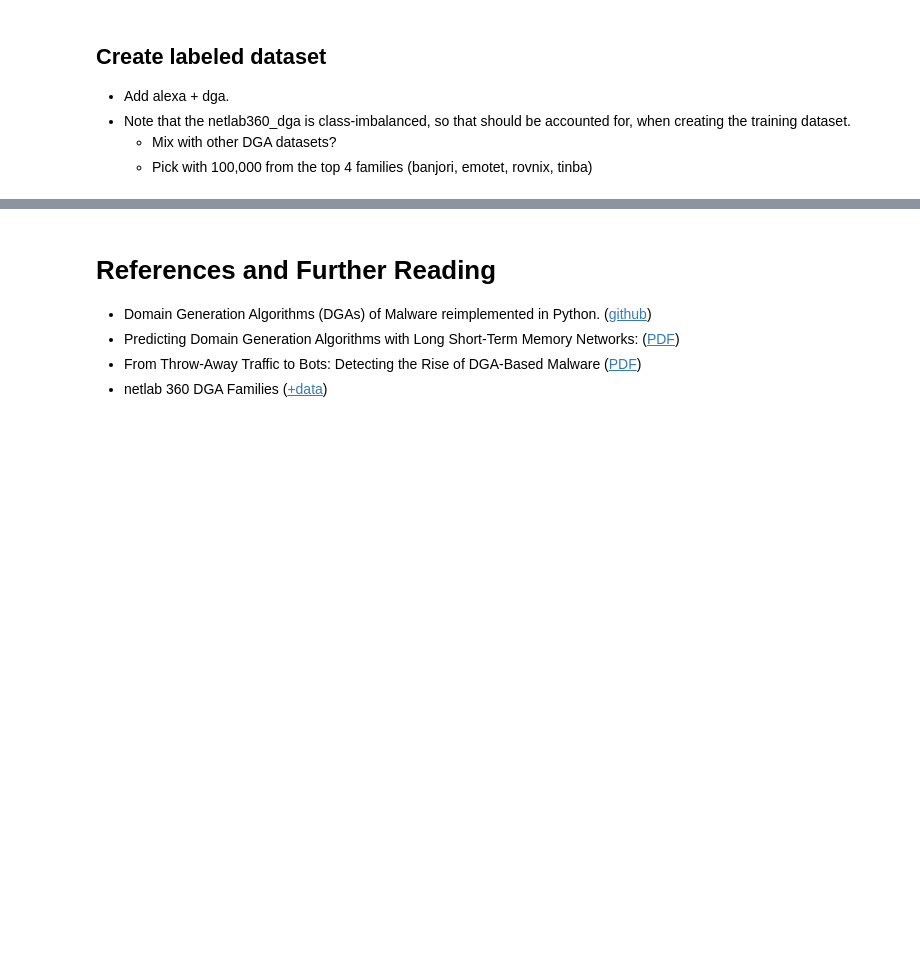
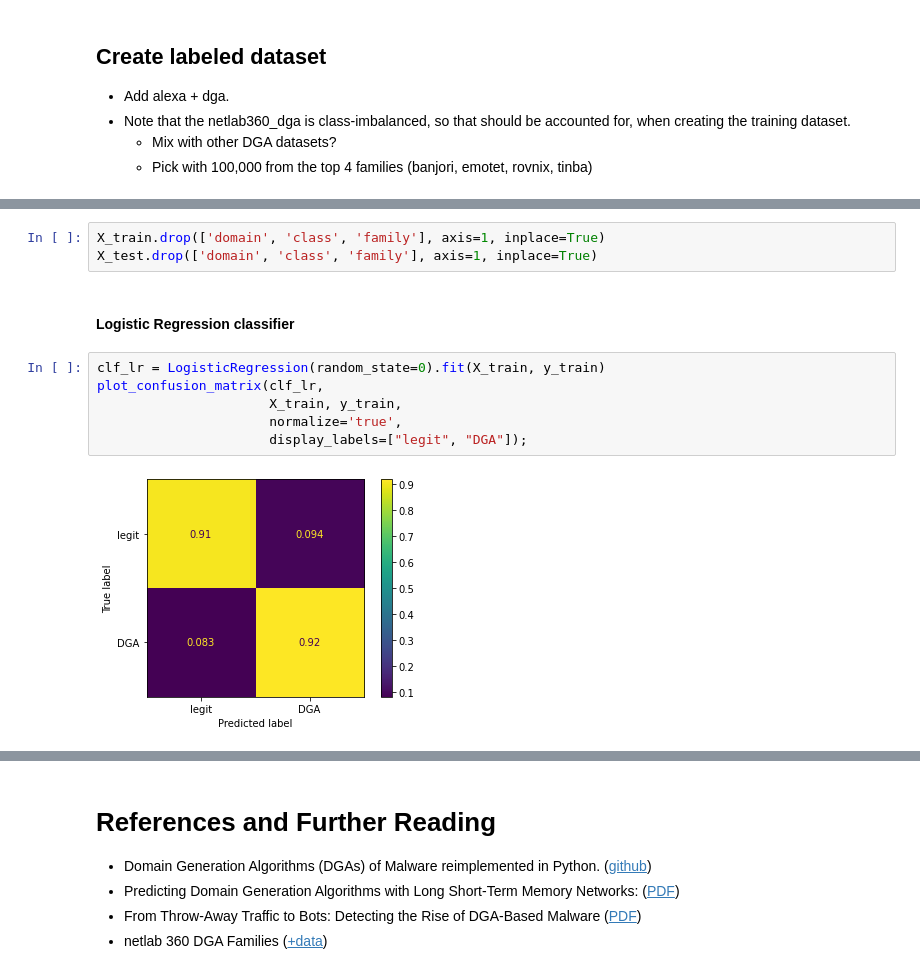
Before and after one commit to hyounesy/knowleDGAble, a Jupyter notebook: knowleDGAble.ipynb, the cells around one changed output, grey strips where cells are left out. Drawn from its saved outputs; the diff is of its cells as text; blank space fills up the shorter version.

```diff
--- a/knowleDGAble.ipynb
+++ b/knowleDGAble.ipynb
@@ -130,0 +280,13 @@ print(list(ngrams('youtube', 3)))
+# %%
+X_train.drop(['domain', 'class', 'family'], axis=1, inplace=True)
+X_test.drop(['domain', 'class', 'family'], axis=1, inplace=True)
+# %% [markdown]
+#### Logistic Regression classifier
+# %%
+clf_lr = LogisticRegression(random_state=0).fit(X_train, y_train)
+plot_confusion_matrix(clf_lr,
+                      X_train, y_train,
+                      normalize='true',
+                      display_labels=["legit", "DGA"]);
+# %% [output]
+[figure, added]
```
Also changed, not shown: parts of 36 cells of this notebook.
